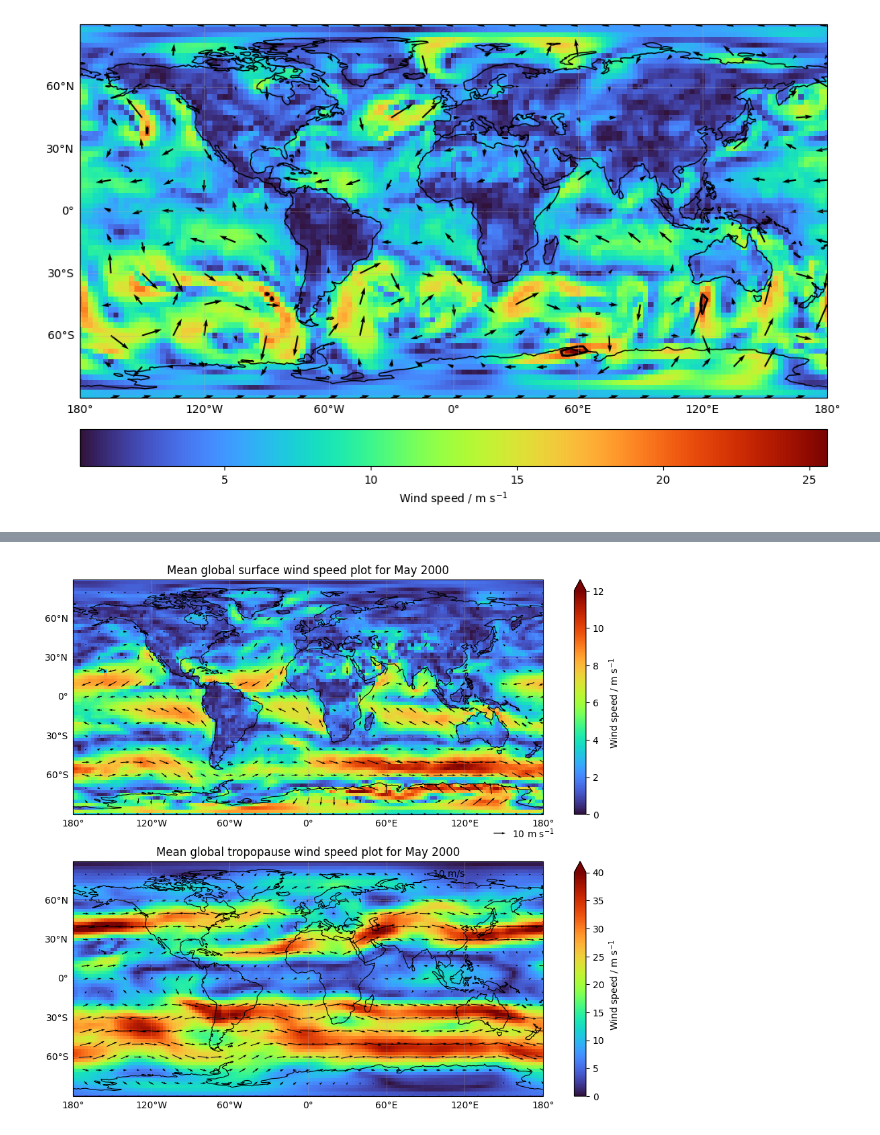
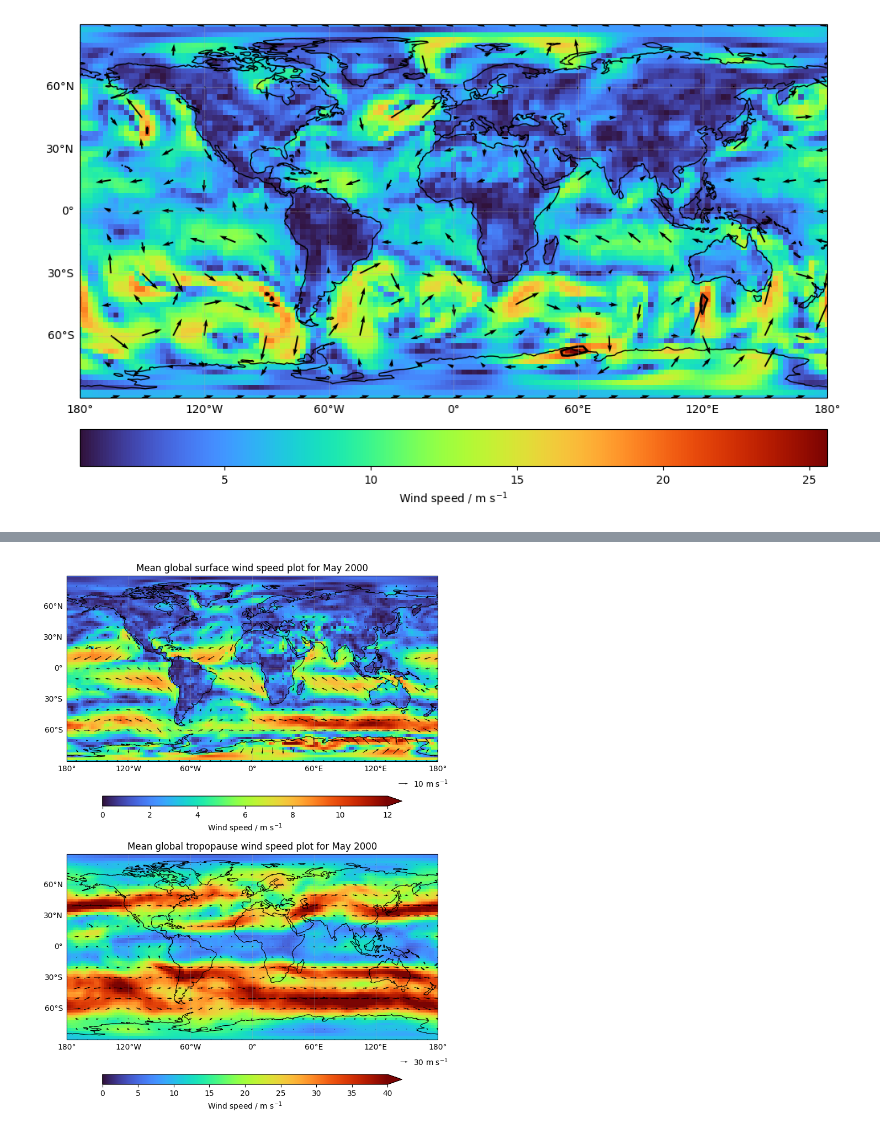
Before and after one commit to ChaPop870/63-527-Data-Analysis-of-Atm-and-Oce-using-Python-Labs, a Jupyter notebook: Lab-Report-2/Lab 3.ipynb, the cells around one changed output, grey strips where cells are left out. Cells and saved outputs as stored; diff of their text form; code cells hidden in the pictures.

Commit message:
Question 3 attributes added and polished plots.

```diff
--- a/Lab-Report-2/Lab 3.ipynb
+++ b/Lab-Report-2/Lab 3.ipynb
@@ -387,12 +387,24 @@ v10 = ds1["v10"].load().sel(time="2000-05").mean(dim='time')
 sfc_wind_speed = np.sqrt(u10**2 + v10**2)
 
 # Load tropopause wind data.
-u = ds2["u"].load().sel(level=250, time="2000-05").mean(dim='time')
-v = ds2["v"].load().sel(level=250, time="2000-05").mean(dim='time')
-trop_wind_speed = np.sqrt(u**2 + v**2)
+u250 = ds2["u"].load().sel(level=250, time="2000-05")
+u250_mean = u250.mean(dim='time')
+v250 = ds2["v"].load().sel(level=250, time="2000-05")
+v250_mean = v250.mean(dim='time')
+
+trop_wind_speed = np.sqrt(u250**2 + v250**2)
+mean_trop_wind_speed = trop_wind_speed.mean(dim='time')
+
+# Assign tropopause wind speed
+ds2["wspeed"] = trop_wind_speed
+ds2["wspeed"].attrs = {
+    "units": "m s**-1",
+    "long_name": "Wind Speed at 250 hPa",
+    "standard_name": "Wind speed"
+}
 
 # Plotting.
-fig, (ax1, ax2) = plt.subplots(2, 1, figsize=(12, 10), subplot_kw=dict(projection=ccrs.PlateCarree()))
+fig, (ax1, ax2) = plt.subplots(2, 1, figsize=(10, 12), subplot_kw=dict(projection=ccrs.PlateCarree()))
 
 for ax in [ax1, ax2]:
     ax.coastlines(linewidth=0.8)
@@ -413,7 +425,7 @@ sfc_wind_plot = ax1.pcolormesh(
     shading='auto'
 )
 
-fig.colorbar(sfc_wind_plot, ax=ax1, label=r"Wind speed / m s$^{-1}$", extend='max')
+fig.colorbar(sfc_wind_plot, ax=ax1, label=r"Wind speed / m s$^{-1}$", extend='max',  orientation='horizontal', shrink=0.7, fraction=0.05, aspect=30)
 
 skip = 4
 
@@ -431,7 +443,7 @@ q = ax1.quiver(
 ax1.quiverkey(
     q,
     X=0.92,
-    Y=-0.08,
+    Y=-0.12,
     U=10,
     label=r'10 m s$^{-1}$',
     labelpos='E',
@@ -444,39 +456,42 @@ ax1.set_title("Mean global surface wind speed plot for May 2000")
 # Tropopause plot.
 trop_wind_plot = ax2.pcolormesh(
     X,
     Y,
-    trop_wind_speed,
+    mean_trop_wind_speed,
     transform=ccrs.PlateCarree(),
     cmap='turbo',
     vmin=0,
     vmax=40,
     shading='auto'
 )
 
-fig.colorbar(trop_wind_plot, ax=ax2, label=r"Wind speed / m s$^{-1}$", extend='max')
+fig.colorbar(trop_wind_plot, ax=ax2, label=r"Wind speed / m s$^{-1}$", extend='max',  orientation='horizontal', shrink=0.7, fraction=0.05, aspect=30)
 
 skip = 4
 
 q = ax2.quiver(
     X[::skip,::skip],
     Y[::skip,::skip],
-    u[::skip,::skip],
-    v[::skip,::skip],
+    u250_mean[::skip,::skip],
+    v250_mean[::skip,::skip],
     transform=ccrs.PlateCarree(),
 
-    scale=1000,      # controls arrow length.
+    scale=1500,      # controls arrow length.
     width=0.0015,
     pivot='middle'
 )
 ax2.quiverkey(
     q,
-    X=0.8, Y=0.9,
-    U=10,
-    label="10 m/s"
+    X=0.92,
+    Y=-0.12,
+    U=30,
+    label=r'30 m s$^{-1}$',
+    labelpos='E',
+    coordinates='axes'
 )
 ax2.set_title("Mean global tropopause wind speed plot for May 2000")
 
 
 plt.show()
 # %% [output]
-[figure, old version]
+[figure, new version]
```
Also changed, not shown: parts of 2 cells of this notebook.
